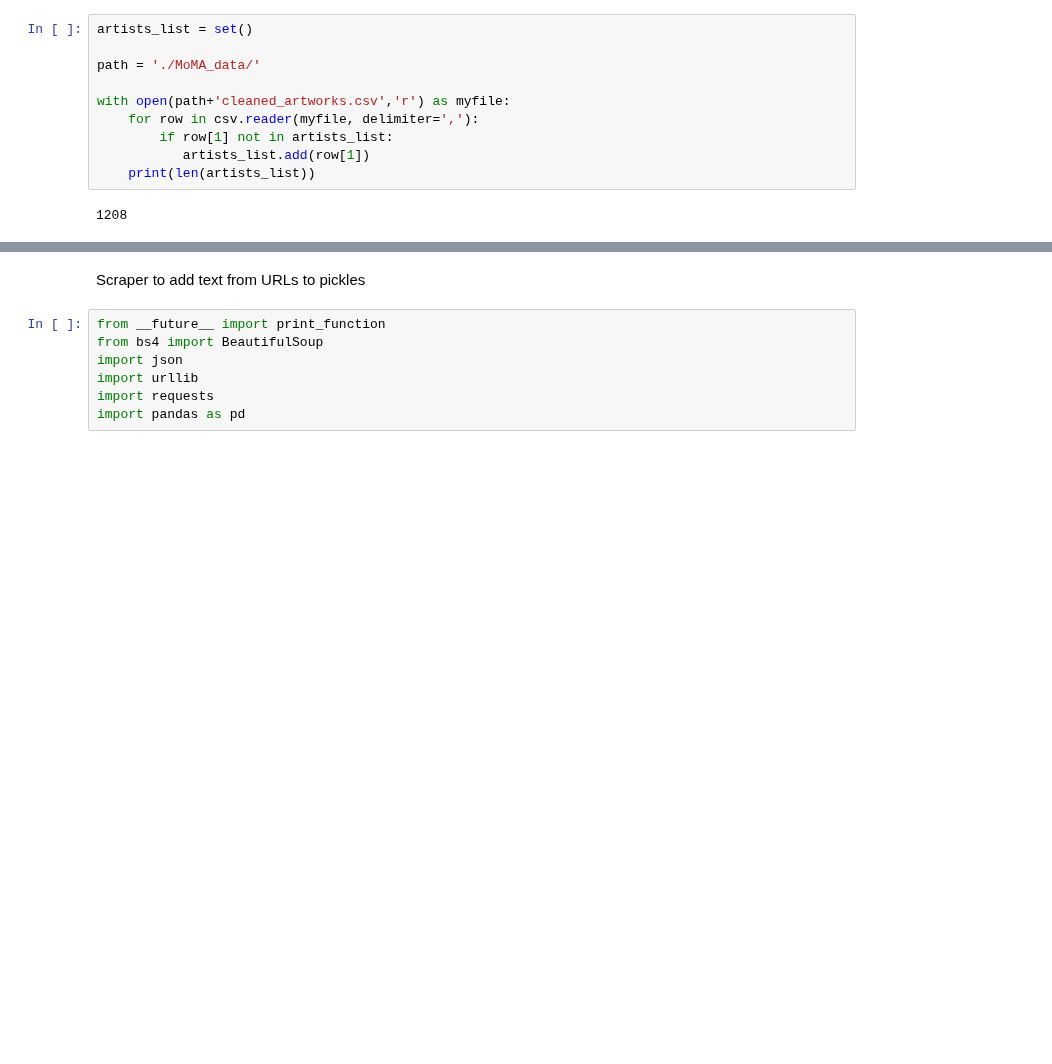
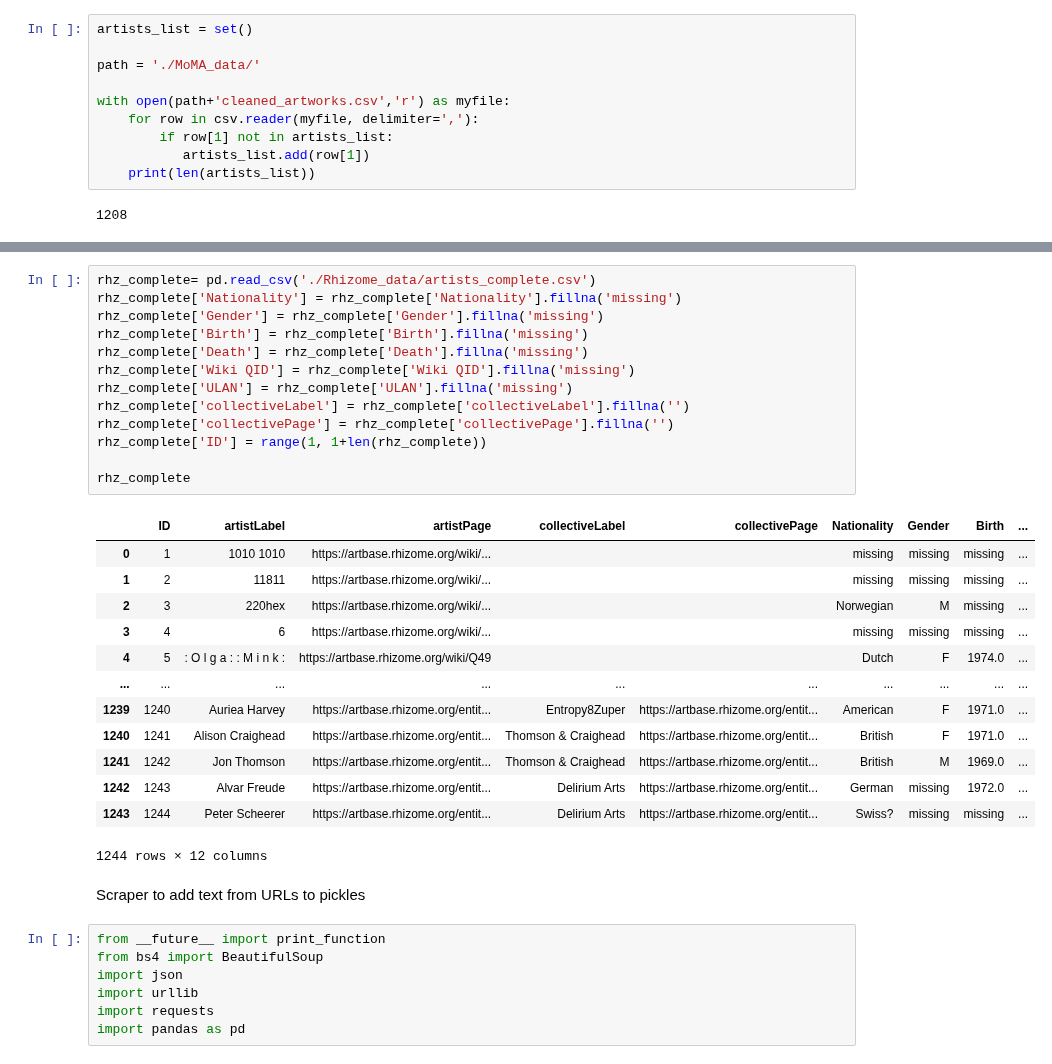
Before and after one commit to laurentfintoni/Net-Art-Rev, a Jupyter notebook: Project.ipynb, the cells around one changed output, grey strips where cells are left out. Cells and saved outputs as stored; diff of their text form; blank space fills up the shorter version.

Commit message:
rhizome dataset updates

```diff
--- a/Project.ipynb
+++ b/Project.ipynb
@@ -162,3 +144,30 @@ rhz_complete
+# %%
+rhz_complete= pd.read_csv('./Rhizome_data/artists_complete.csv')
+rhz_complete['Nationality'] = rhz_complete['Nationality'].fillna('missing')
+rhz_complete['Gender'] = rhz_complete['Gender'].fillna('missing')
+rhz_complete['Birth'] = rhz_complete['Birth'].fillna('missing')
+rhz_complete['Death'] = rhz_complete['Death'].fillna('missing')
+rhz_complete['Wiki QID'] = rhz_complete['Wiki QID'].fillna('missing')
+rhz_complete['ULAN'] = rhz_complete['ULAN'].fillna('missing')
+rhz_complete['collectiveLabel'] = rhz_complete['collectiveLabel'].fillna('')
+rhz_complete['collectivePage'] = rhz_complete['collectivePage'].fillna('')
+rhz_complete['ID'] = range(1, 1+len(rhz_complete))
+
+rhz_complete
+# %% [output]
+|  | ID | artistLabel | artistPage | collectiveLabel | collectivePage | Nationality | Gender | Birth | ... |
+| 0 | 1 | 1010 1010 | https://artbase.rhizome.org/wiki/... |  |  | missing | missing | missing | ... |
+| 1 | 2 | 11811 | https://artbase.rhizome.org/wiki/... |  |  | missing | missing | missing | ... |
+| 2 | 3 | 220hex | https://artbase.rhizome.org/wiki/... |  |  | Norwegian | M | missing | ... |
+| 3 | 4 | 6 | https://artbase.rhizome.org/wiki/... |  |  | missing | missing | missing | ... |
+| 4 | 5 | : O l g a : : M i n k : | https://artbase.rhizome.org/wiki/Q49 |  |  | Dutch | F | 1974.0 | ... |
+| ... | ... | ... | ... | ... | ... | ... | ... | ... | ... |
+| 1239 | 1240 | Auriea Harvey | https://artbase.rhizome.org/entit... | Entropy8Zuper | https://artbase.rhizome.org/entit... | American | F | 1971.0 | ... |
+| 1240 | 1241 | Alison Craighead | https://artbase.rhizome.org/entit... | Thomson & Craighead | https://artbase.rhizome.org/entit... | British | F | 1971.0 | ... |
+| 1241 | 1242 | Jon Thomson | https://artbase.rhizome.org/entit... | Thomson & Craighead | https://artbase.rhizome.org/entit... | British | M | 1969.0 | ... |
+| 1242 | 1243 | Alvar Freude | https://artbase.rhizome.org/entit... | Delirium Arts | https://artbase.rhizome.org/entit... | German | missing | 1972.0 | ... |
+| 1243 | 1244 | Peter Scheerer | https://artbase.rhizome.org/entit... | Delirium Arts | https://artbase.rhizome.org/entit... | Swiss? | missing | missing | ... |
+1244 rows × 12 columns
 # %% [markdown]
 Scraper to add text from URLs to pickles
 # %%
```
Also changed, not shown: parts of 3 cells of this notebook, 6 other files.
